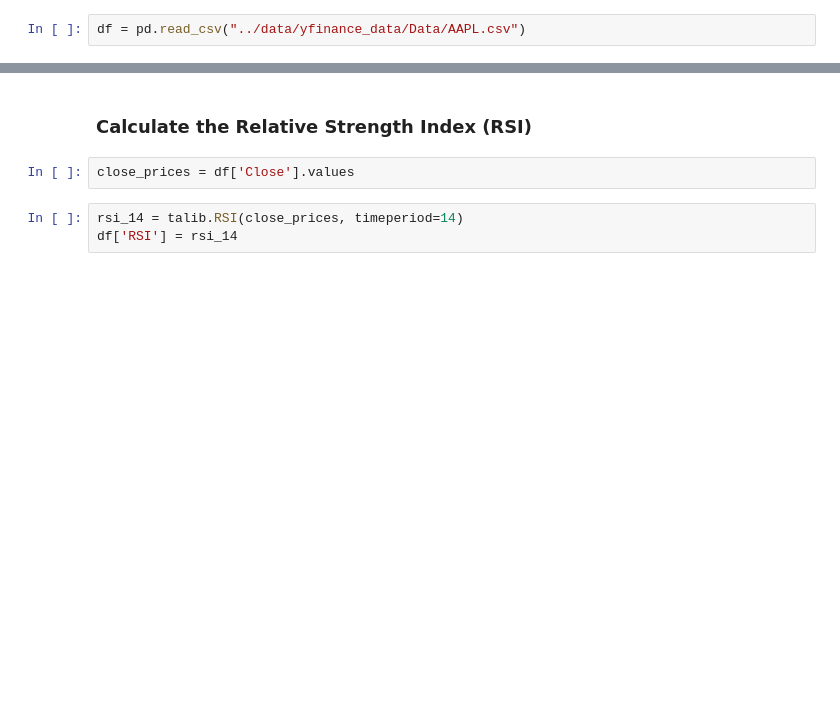
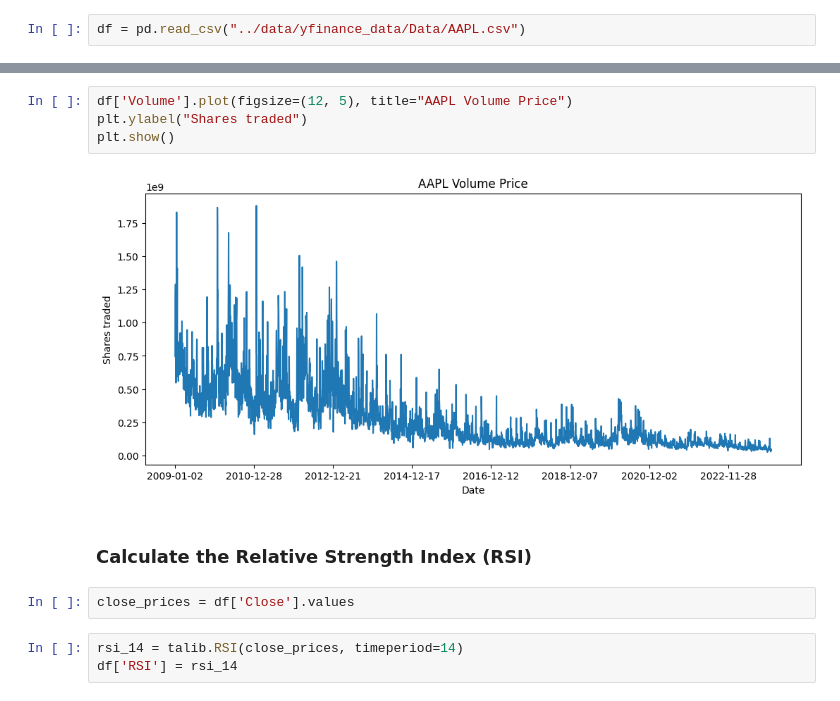
Before and after one commit to dawit-hopes/FinNewsSentimentML, a Jupyter notebook: notebook/aapl.ipynb, the cells around one changed output, grey strips where cells are left out. Cells and saved outputs as stored; diff of their text form; blank space fills up the shorter version.

```diff
--- a/notebook/aapl.ipynb
+++ b/notebook/aapl.ipynb
@@ -9,3 +19,9 @@ df = df.sort_values("Date")
+# %%
+df['Volume'].plot(figsize=(12, 5), title="AAPL Volume Price")
+plt.ylabel("Shares traded")
+plt.show()
+# %% [output]
+[figure, added]
 # %% [markdown]
 ### Calculate the Relative Strength Index (RSI)
 # %%
```
Also changed, not shown: parts of 11 cells of this notebook.
